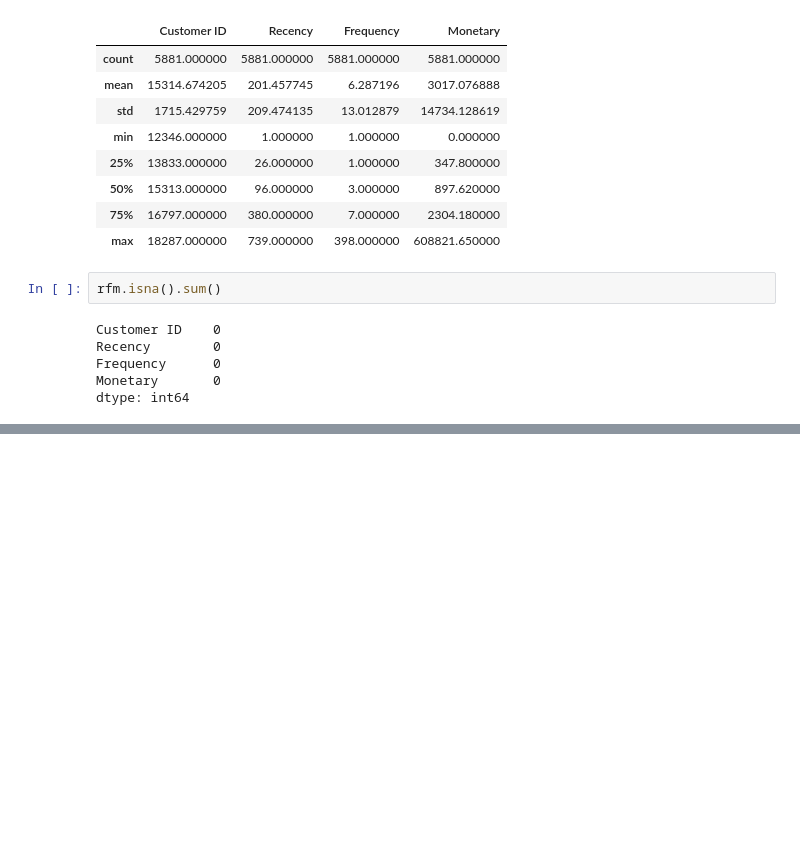
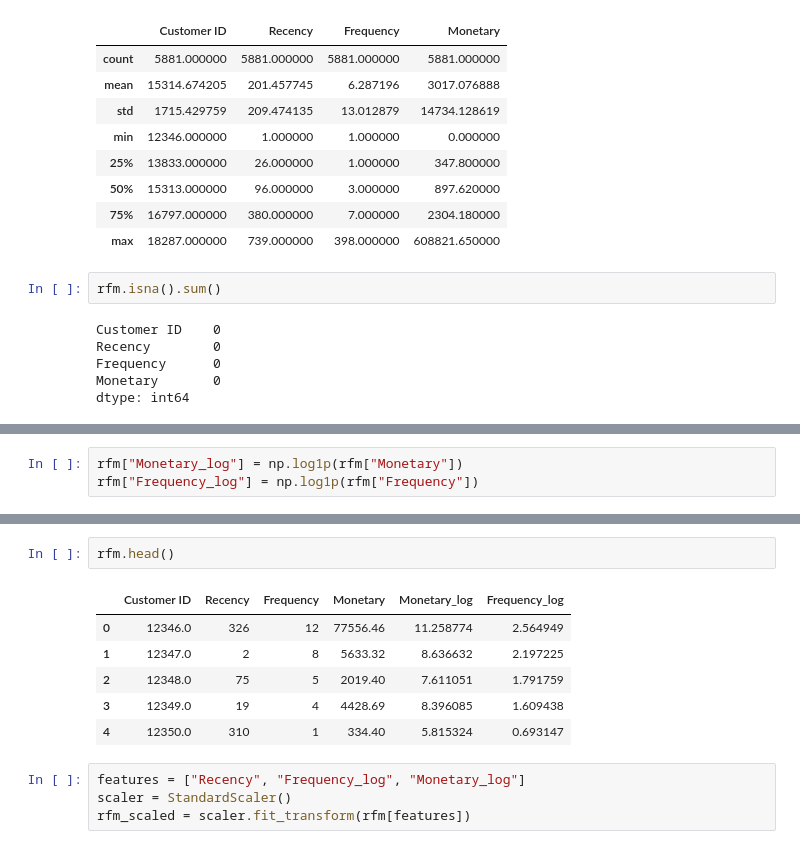
Before and after one commit to hawi088/customer-segmentation, a Jupyter notebook: notebooks/data_exploration.ipynb, the cells around one changed output, grey strips where cells are left out. Saved outputs shown, nothing was run; the diff lists cells and outputs as text; blank space fills up the shorter version.

Commit message:
feat: clean transaction data and engineer customer RFM features

```diff
--- a/notebooks/data_exploration.ipynb
+++ b/notebooks/data_exploration.ipynb
@@ -356,0 +376,3 @@ dtype: int64
+# %%
+rfm["Monetary_log"] = np.log1p(rfm["Monetary"])
+rfm["Frequency_log"] = np.log1p(rfm["Frequency"])
@@ -356,0 +386,13 @@ dtype: int64
+# %%
+rfm.head()
+# %% [output]
+|  | Customer ID | Recency | Frequency | Monetary | Monetary_log | Frequency_log |
+| 0 | 12346.0 | 326 | 12 | 77556.46 | 11.258774 | 2.564949 |
+| 1 | 12347.0 | 2 | 8 | 5633.32 | 8.636632 | 2.197225 |
+| 2 | 12348.0 | 75 | 5 | 2019.40 | 7.611051 | 1.791759 |
+| 3 | 12349.0 | 19 | 4 | 4428.69 | 8.396085 | 1.609438 |
+| 4 | 12350.0 | 310 | 1 | 334.40 | 5.815324 | 0.693147 |
+# %%
+features = ["Recency", "Frequency_log", "Monetary_log"]
+scaler = StandardScaler()
+rfm_scaled = scaler.fit_transform(rfm[features])
```
Also changed, not shown: parts of 5 cells of this notebook.
